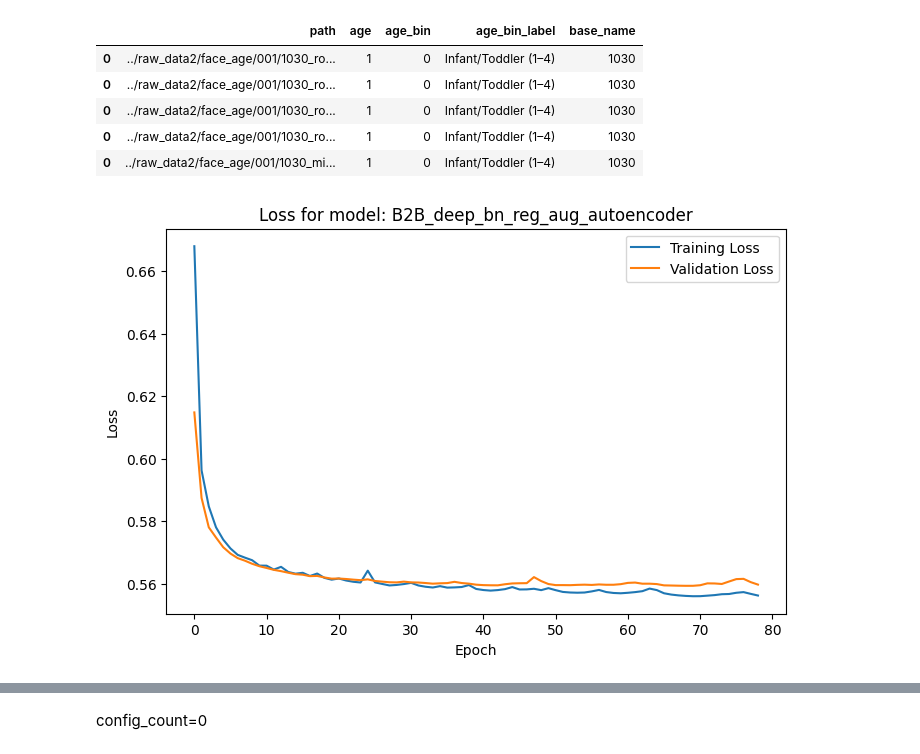
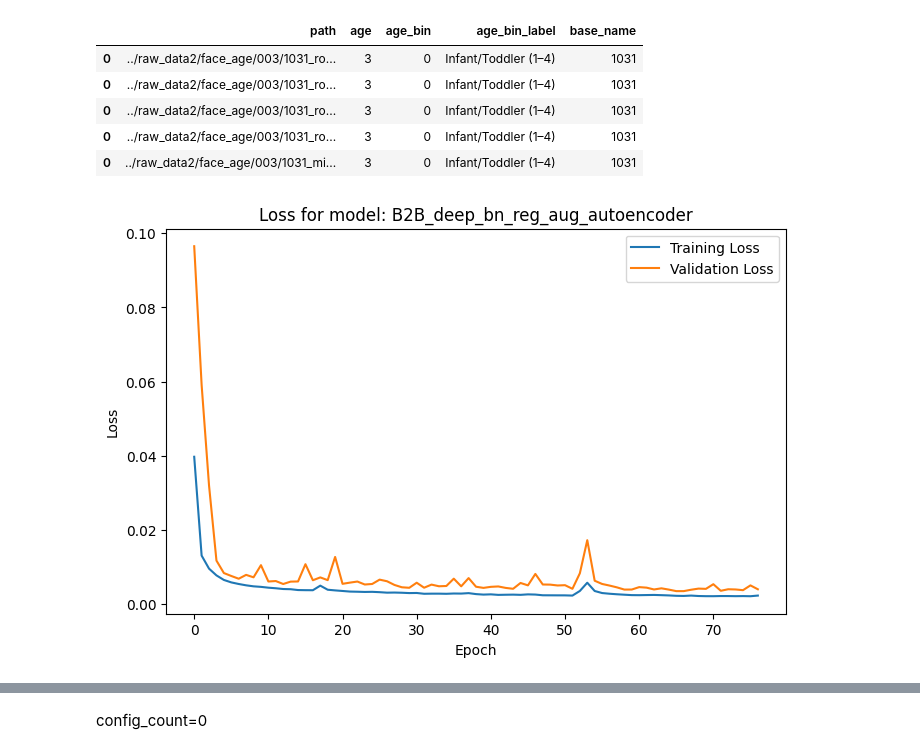
Before and after one commit to MocanuPaulC/DL-assignment, a Jupyter notebook: part_2/training.ipynb, the cells around one changed output, grey strips where cells are left out. Cells and saved outputs as stored; diff of their text form; code cells hidden in the pictures.

```diff
--- a/part_2/training.ipynb
+++ b/part_2/training.ipynb
@@ -25,6 +25,10 @@ image_paths_csv = pd.read_csv("./processed_data/image_paths_7_classes.csv")
 #aug data
 image_paths_csv_aug = pd.read_csv("./processed_data/image_paths_7_classes_aug.csv")
 
+image_paths_csv = image_paths_csv[image_paths_csv['age'] >= 3]
+image_paths_csv_aug = image_paths_csv_aug[image_paths_csv_aug['age'] >= 3]
+
+
 # bloack for training
 train_block_1, val_block_1, train_block_2, val_block_2, test_block=split_blocks(image_paths_csv)
 # %%
@@ -50,14 +58,14 @@ train_block_2_aug=add_augmentations(train_block_2)
 train_block_2_aug.head()
 # %% [output]
 |  | path | age | age_bin | age_bin_label | base_name |
-| 0 | ../raw_data2/face_age/001/1030_ro... | 1 | 0 | Infant/Toddler (1–4) | 1030 |
-| 0 | ../raw_data2/face_age/001/1030_ro... | 1 | 0 | Infant/Toddler (1–4) | 1030 |
-| 0 | ../raw_data2/face_age/001/1030_ro... | 1 | 0 | Infant/Toddler (1–4) | 1030 |
-| 0 | ../raw_data2/face_age/001/1030_ro... | 1 | 0 | Infant/Toddler (1–4) | 1030 |
-| 0 | ../raw_data2/face_age/001/1030_mi... | 1 | 0 | Infant/Toddler (1–4) | 1030 |
+| 0 | ../raw_data2/face_age/003/1031_ro... | 3 | 0 | Infant/Toddler (1–4) | 1031 |
+| 0 | ../raw_data2/face_age/003/1031_ro... | 3 | 0 | Infant/Toddler (1–4) | 1031 |
+| 0 | ../raw_data2/face_age/003/1031_ro... | 3 | 0 | Infant/Toddler (1–4) | 1031 |
+| 0 | ../raw_data2/face_age/003/1031_ro... | 3 | 0 | Infant/Toddler (1–4) | 1031 |
+| 0 | ../raw_data2/face_age/003/1031_mi... | 3 | 0 | Infant/Toddler (1–4) | 1031 |
 # %%
 # normal data
-batch_size=32
+batch_size=256
 train_block_1_dataset_aug = load_images_from_paths(paths_tensor=tf.constant(list(train_block_1_aug['path'])),batch_size=batch_size,task="autoencoder",resize=192)
 
 train_block_1_dataset_raw = load_images_from_paths(paths_tensor=tf.constant(list(train_block_1['path'])),batch_size=batch_size,task="autoencoder",resize=192)
@@ -88,24 +96,24 @@ test_block_dataset_autoencoder=load_images_from_paths(
 test_block_dataset = load_images_from_paths(
     paths_tensor=tf.constant(list(test_block['path'])),
     target_tensor=tf.constant(list(test_block['age_bin'])),
-    batch_size=batch_size,task="classification",resize=192)
+    batch_size=batch_size,task="classification",resize=200)
 # %%
 
     # {"name": "B2B_deep_bn_7_classes_dense_aug_batch_norm_skip", "conv_filters": [32, 64, 128, 256, 512],"dense_units":[512,256,128], "activation": "relu", "dropout_rate": 0.5, "batch_norm": True,"batch_norm_dense": True,"aug_data":True,"use_skip":True},
 configs=[
     {"name": "B2B_deep_bn_reg_aug_autoencoder","epochs":500, "l2_reg": 0,"batch_size":batch_size,
     "batch_norm_dense":True, "conv_filters": [32,64,128,256,512],
-     "dense_units": [512,256,128], "batch_norm": False, "aug_data": True,
+     "dense_units": [512,256,128], "batch_norm": True, "aug_data": True,
      "task":"autoencoder","resize":192},
 ]
 
 
 default_args = {
-    "batch_size": 32,
+    "batch_size": 256,
     "epochs": 200,
     "channels": 3,
     "dropout_rate": 0.5,
-    "task": "regression",
+    "task": "classification",
     "num_classes": 7,
     "conv_filters": [32, 64, 128],
     "kernel_size": 3,
@@ -138,7 +146,7 @@ for cfg in configs:
                 batch_norm=cfg_full["batch_norm"],
                 l2_reg=cfg_full["l2_reg"],
         )
-        model.compile(optimizer='adam', loss='binary_crossentropy', metrics=['mse',"accuracy"])
+        model.compile(optimizer='adam', loss='mse', metrics=['mse',"accuracy"])
         cfg_full["model"] = model
 
         model_list.append(cfg_full)
@@ -158,32 +166,32 @@ for entry in model_list:
     )
 
     callbacks = [checkpoint]
 
 
     early_stop_loss = DelayedEarlyStopping(
         monitor='val_loss',
         patience=10,
         verbose=0,
         restore_best_weights=False,
         delay=60  # begin checks after 60 epochs
     )
 
     callbacks.append(early_stop_loss)
 
     callbacks.append(LiveLossPlot(model_name=model_name))
 
     history = entry["model"].fit(
-        train_block_1_dataset_raw,
+        train_block_1_dataset_aug,
         validation_data=val_block_1_dataset,
         epochs=entry["epochs"],
         batch_size=entry["batch_size"],
         verbose=1,
         callbacks=callbacks
     )
     entry["history"] = history
     entry['best_model_path'] = checkpoint_path
     df_model_summary = pd.DataFrame([
     {k: v for k, v in entry.items() if k not in ['model', 'train_data', 'val_data','test_data']} for entry in model_list])
     df_model_summary.to_csv(f"autoencoder_model_summary_config_{config_count}.csv", index=False)
 # %% [output]
-[figure, old version]
+[figure, new version]
```
Also changed, not shown: parts of 22 cells of this notebook, 21 other files.
